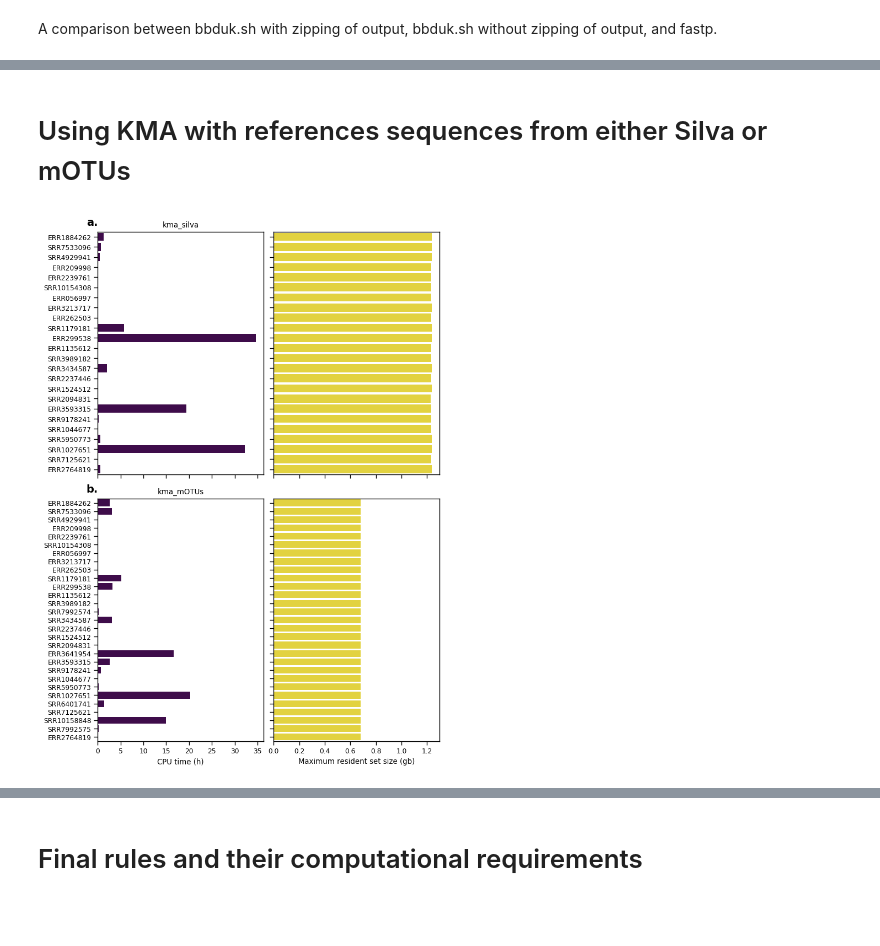
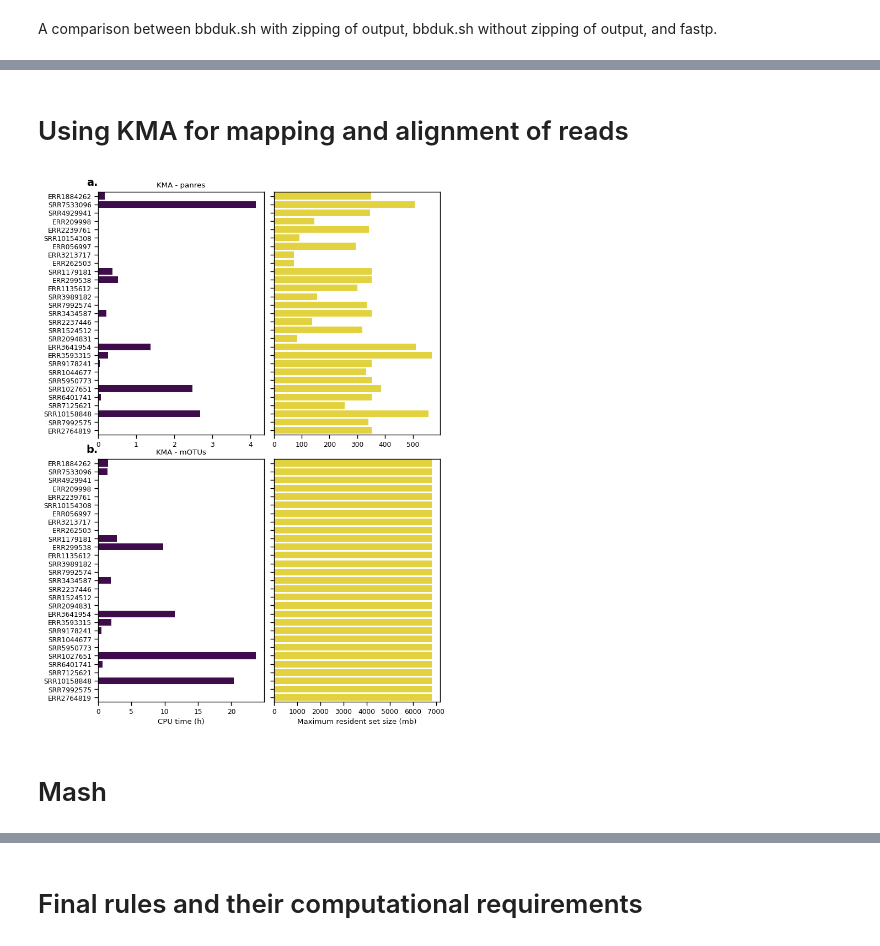
Before and after one commit to genomicepidemiology/argprofiler-paper-notebooks, a Jupyter notebook: Run_times.ipynb, the cells around one changed output, grey strips where cells are left out. Drawn from its saved outputs; the diff is of its cells as text; code cells hidden in the pictures; blank space fills up the shorter version.

```diff
--- a/Run_times.ipynb
+++ b/Run_times.ipynb
@@ -106,8 +127,8 @@ def get_cmap(labels, name='viridis'):
     return {l: cmap(i) for i, l in enumerate(labels)}
 # %%
 dfs = {
-    '32': parse_time('data/AvA_32.times'),
-    '29_fastp': parse_time('data/29_fastp.times'),
+    'zip': parse_time('data/AvA_benchmarking.times'),
+    'final': parse_time('data/AvA_benchmarking_final.times'),
 }
 # %%
 samples29 = [
@@ -143,13 +235,13 @@ ax_bbdukz_h = fig.add_subplot(gs[0,0])
 ax_bbdukz_m = fig.add_subplot(gs[0, 1], sharey=ax_bbdukz_h)
 
 ax_bbduk_h = fig.add_subplot(gs[1,0], sharex=ax_bbdukz_h)
-ax_bbduk_m  = fig.add_subplot(gs[1,1], sharex=ax_bbdukz_m, sharey=ax_bbduk_h)
+ax_bbduk_m  = fig.add_subplot(gs[1,1], sharey=ax_bbduk_h)
 
 ax_fastp_h = fig.add_subplot(gs[2,0], sharex=ax_bbdukz_h)
-ax_fastp_m = fig.add_subplot(gs[2,1], sharex=ax_bbdukz_m, sharey=ax_fastp_h)
+ax_fastp_m = fig.add_subplot(gs[2,1], sharey=ax_fastp_h)
 
 x1 = 'cpu_time_h'
-x2 = 'Maximum resident set size (gb)'
+x2 = 'Maximum resident set size (mb)'
 
 trimPalette = get_cmap(labels=[x1, x2])
 
@@ -188,7 +280,7 @@ sns.barplot(
 )
 
 sns.barplot(
-    data = trimTimesP.query("rule == 'trimming_thread1'"),
+    data = trimTimesP.query("rule == 'fastp'"),
     x = x1,
     y = 'sample',
     color=trimPalette[x1],
@@ -196,7 +288,7 @@ sns.barplot(
 )
 
 sns.barplot(
-    data = trimTimesP.query("rule == 'trimming_thread1'"),
+    data = trimTimesP.query("rule == 'fastp'"),
     x = x2,
     y = 'sample',
     color=trimPalette[x2],
@@ -222,7 +314,7 @@ for i, ax in enumerate([ax_bbdukz_m, ax_bbduk_m, ax_fastp_m]):
     ax.tick_params(labelleft=False)
 
     if i < 2:
-        ax.tick_params(labelbottom=False)
+        #ax.tick_params(labelbottom=False)
         ax.set_xlabel('')
         plt.setp(ax.get_xaxis().get_offset_text(), visible=False)
 
@@ -232,47 +324,51 @@ figure_saver(fig=fig, prefix='figures/trim_comparisons')
 # %% [markdown]
-# Using KMA with references sequences from either Silva or mOTUs
+# Using KMA for mapping and alignment of reads
 # %%
-rules = ['kma_silva', 'kma_mOTUs']
-columns = ['cpu_time_h', 'Maximum resident set size (gb)']
-collabels = {'cpu_time_h': 'CPU time (h)', 'Maximum resident set size (gb)': 'Maximum resident set size (gb)'}
+rules = ['kma_panres', 'kma_mOTUs']
+columns = ['cpu_time_h', 'Maximum resident set size (mb)']
+collabels = {'cpu_time_h': 'CPU time (h)', 'Maximum resident set size (mb)': 'Maximum resident set size (mb)'}
 
-gs = gridspec.GridSpec(ncols=len(columns), nrows=len(rules), hspace=0.1, wspace=0.06)
+gs = gridspec.GridSpec(ncols=len(columns), nrows=len(rules), hspace=0.1, wspace=0.06,)
 fig = plt.figure(figsize=(8,12))
 
 axes = defaultdict(dict)
 for i, rule in enumerate(rules):
     for j, col in enumerate(columns):
         if i == 0:
             ax = fig.add_subplot(gs[i, j])
         elif i > 0 and j == 0:
-            ax = fig.add_subplot(gs[i,j], sharex=axes[i-1][j])
+            ax = fig.add_subplot(gs[i,j])#, sharex=axes[i-1][j])
         else:
-            ax = fig.add_subplot(gs[i,j], sharex=axes[i-1][j], sharey=axes[i][j-1])
+            ax = fig.add_subplot(gs[i,j],sharey=axes[i][j-1]) # sharex=axes[i-1][j])
 
         axes[i][j] = ax
 
         sns.barplot(
-            data = dfs['32'].query(f"rule == @rule & sample in @samples29").dropna(subset=col),
+            data = dfs['final'].query(f"rule == @rule & sample in @samples29").dropna(subset=col),
             x = col,
             y = 'sample',
             color = trimPalette[col],
             ax = ax
         )
 
         if i == 0:
             ax.set_xlabel('')
-            plt.setp(ax.get_xaxis().get_ticklabels(), visible=False)
             plt.setp(ax.get_xaxis().get_offset_text(), visible=False)
         elif i+1 == len(rules):
             ax.set_xlabel(collabels[col])
 
+        ruleTitle = f"KMA - {rule.split('_')[-1]}"
+
         if j == 0:
-            ax.set_title(rule)
+            ax.set_title(ruleTitle)
             ax.set_ylabel('')
             ax.text(-0.0, 1.06, alphabet[i] + '.', transform=ax.transAxes, fontsize=14, va='top', ha='right', fontweight='bold')
         elif j == 1:
             ax.set_ylabel('')
             plt.setp(ax.get_yaxis().get_ticklabels(), visible=False)
+
 figure_saver(fig=fig, prefix='figures/kma_comparisons')
 # %% [output]
-[figure, old version]
+[figure, new version]
+# %% [markdown]
+# Mash
```
Also changed, not shown: parts of 27 cells of this notebook, 3 other files.
